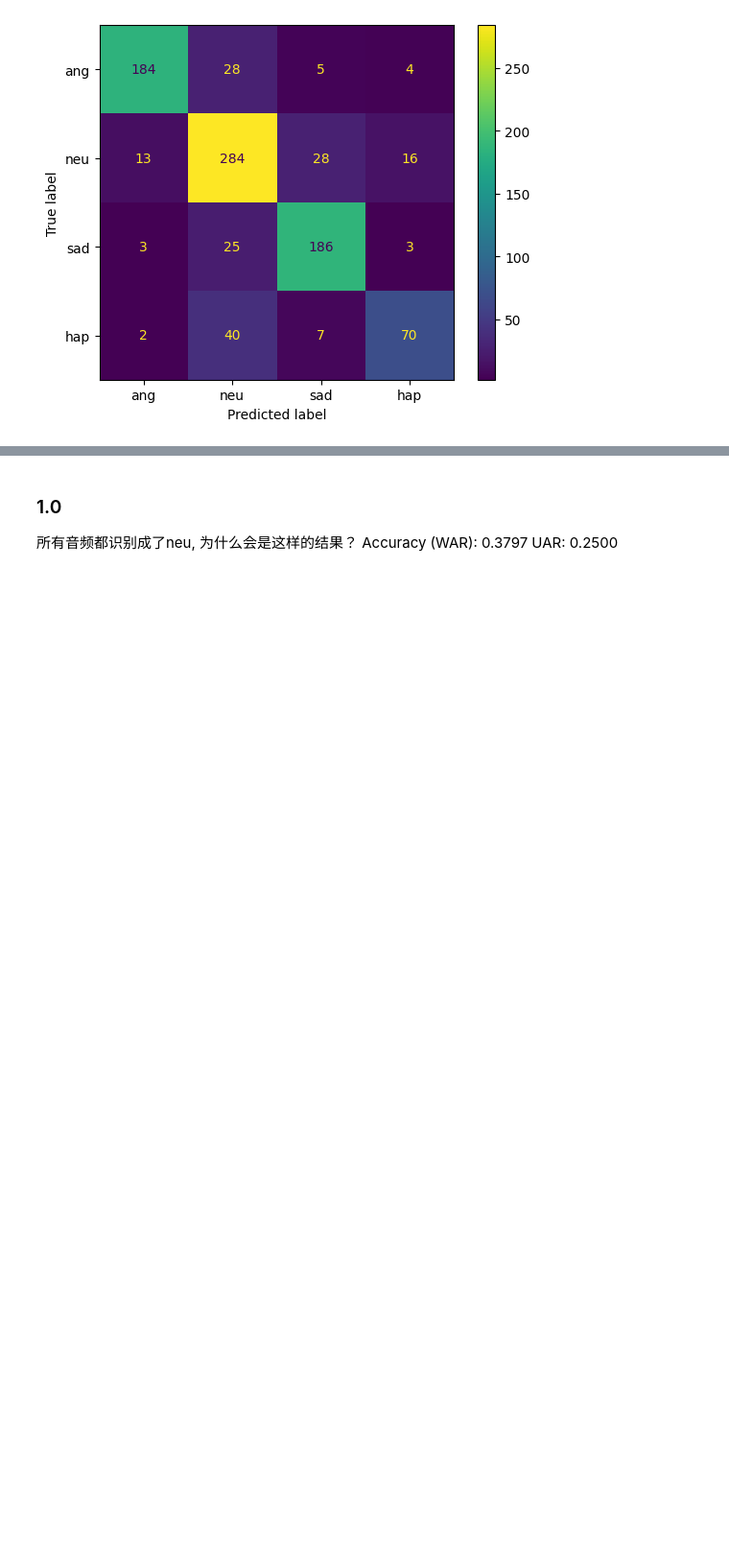
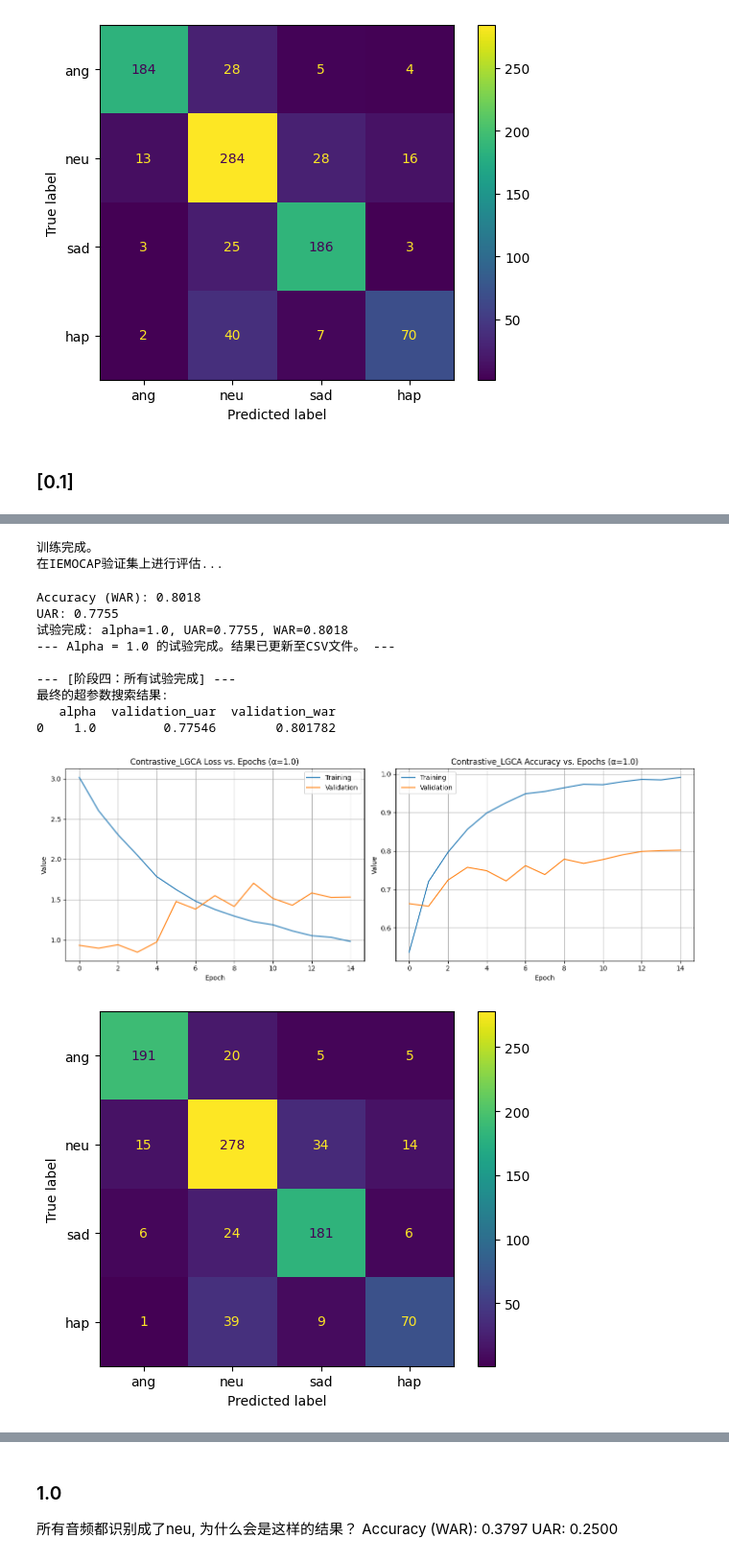
Before and after one commit to IrisHux/SER, a Jupyter notebook: LGCA_test.ipynb, the cells around one changed output, grey strips where cells are left out. Shown at 96% size. Cells and saved outputs as stored; diff of their text form; code cells hidden in the pictures; blank space fills up the shorter version.

```diff
--- a/LGCA_test.ipynb
+++ b/LGCA_test.ipynb
@@ -9,7 +9,7 @@ from transformers import AutoTokenizer
 # 假设这些模块已经在您的环境中定义好了
 from core.config import CONFIG, device
 from scripts.get_dataloaders import get_contrastive_dataloaders, get_dataloaders # 需要修改此函数以适应新模型
-from contrastive.model import ContrastiveModel # 导入我们新创建的模型
+from contrastive.model import ContrastiveModel, MemoryOptimizedContrastiveModel # 导入我们新创建的模型
 
 CONFIG.load_config("config.yaml")
 
@@ -37,7 +37,8 @@ try:
     num_labels = len(CONFIG.dataset_emotions(CONFIG.training_dataset_name()))
 
     # 将模型移动到GPU (如果可用)
-    contrastive_model = ContrastiveModel(num_labels=num_labels).to(device)
+    # contrastive_model = ContrastiveModel(num_labels=num_labels).to(device)
+    contrastive_model = MemoryOptimizedContrastiveModel(num_labels=num_labels).to(device)
     contrastive_model.eval() # 设置为评估模式
     print("ContrastiveModel 实例化成功！")
 
@@ -920,3 +926,65 @@ UAR: 0.7777
 1    0.5        0.777700        0.806236
 [figure]
 [figure]
+# %% [markdown]
+### [0.1]
+# %%
+# main_tuning.py
+
+import torch
+import pandas as pd
+import os
+import gc
+
+# 从您的模块中导入所需的工具
+from core.config import CONFIG
+from scripts.get_dataloaders import get_contrastive_dataloaders
+from scripts.tuning import run_hyperparameter_trial # <-- 从您的工具箱导入函数
+from contrastive.model import setup_memory_optimization
+
+setup_memory_optimization()
+
+
+print("--- [阶段一：初始化] ---")
+CONFIG.load_config("config.yaml")
+
+# alpha_values_to_test = [0.1, 0.5, 1.0, 2.0, 5.0]
+alpha_values_to_test = [1.0]
+results_list = []
+results_filepath = os.path.join(CONFIG.save_tables_location(), "alpha_tuning_results_0.1.csv")
+print(f"实验结果将实时保存在: {results_filepath}")
+print(f"base_size := {CONFIG.dataloader_dict()['batch_size']}")
+print("\n--- [阶段二：预加载数据集] ---")
+dataloaders = get_contrastive_dataloaders(CONFIG.training_dataset_name())
+train_loader = dataloaders['train']
+validation_loader = dataloaders['validation']
+
+print("\n--- [阶段三：开始alpha网格搜索循环] ---")
+for alpha in alpha_values_to_test:
+    torch.cuda.empty_cache()
+    gc.collect()
+
+    try:
+        val_uar, val_war = run_hyperparameter_trial(
+            alpha_value=alpha,
+            train_loader=train_loader,
+            validation_loader=validation_loader,
+            config=CONFIG,
+            num_epochs=CONFIG.training_epochs(),
+            gradient_accumulation_steps=1
+        )
+        result_entry = {'alpha': alpha, 'validation_uar': val_uar, 'validation_war': val_war}
+    except Exception as e:
+        print(f"警告：alpha = {alpha} 的试验因错误而失败: {e}")
+        result_entry = {'alpha': alpha, 'validation_uar': "Failed", 'validation_war': "Failed"}
+
+    results_list.append(result_entry)
+    results_df = pd.DataFrame(results_list)
+    results_df.to_csv(results_filepath, index=False)
+    print(f"--- Alpha = {alpha} 的试验完成。结果已更新至CSV文件。 ---")
+
+print("\n--- [阶段四：所有试验完成] ---")
+print("最终的超参数搜索结果:")
+final_results = pd.read_csv(results_filepath)
+print(final_results)
+# %% [output]
@@ -922,0 +1008,13 @@ UAR: 0.7777
+训练完成。
+在IEMOCAP验证集上进行评估...
+Accuracy (WAR): 0.8018
+UAR: 0.7755
+试验完成: alpha=1.0, UAR=0.7755, WAR=0.8018
+--- Alpha = 1.0 的试验完成。结果已更新至CSV文件。 ---
+
+--- [阶段四：所有试验完成] ---
+最终的超参数搜索结果:
+   alpha  validation_uar  validation_war
+0    1.0         0.77546        0.801782
+[figure, added]
+[figure, added]
```
Also changed, not shown: parts of 5 cells of this notebook, 2 other files.
